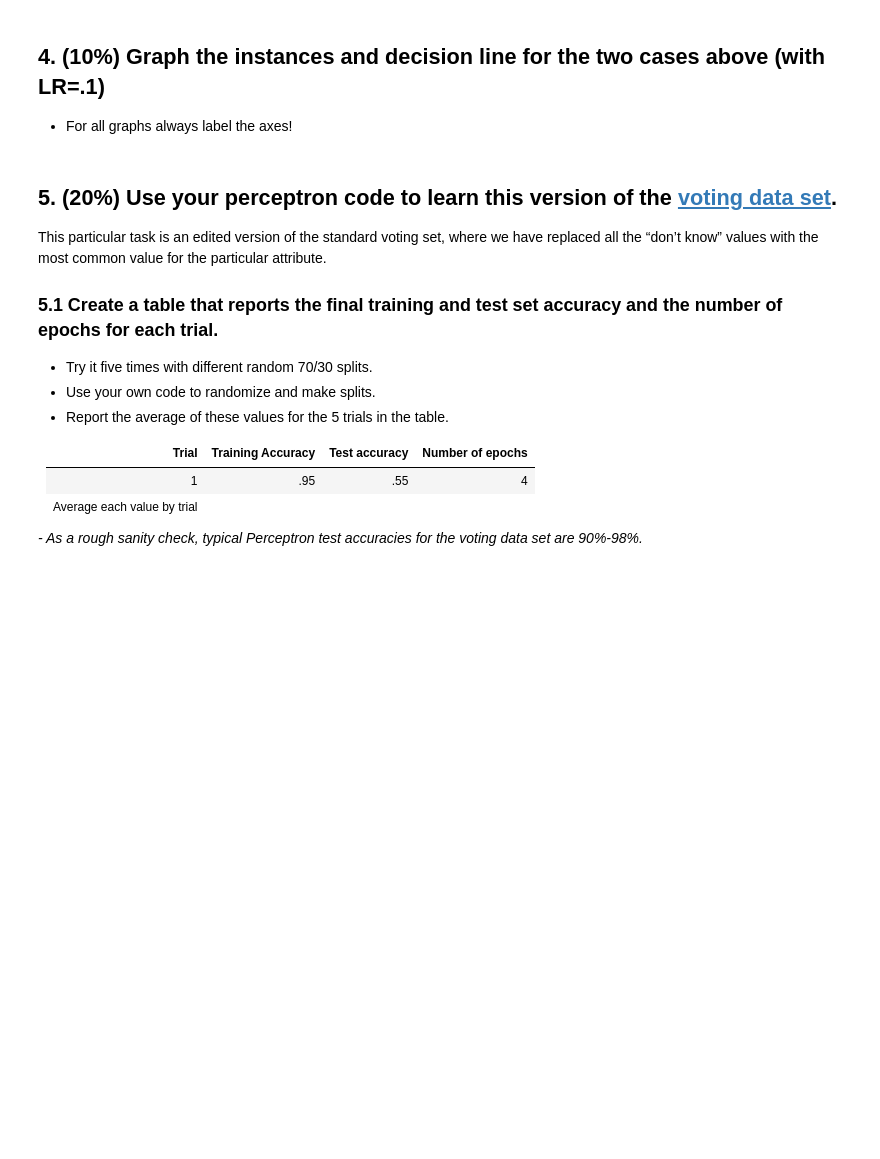
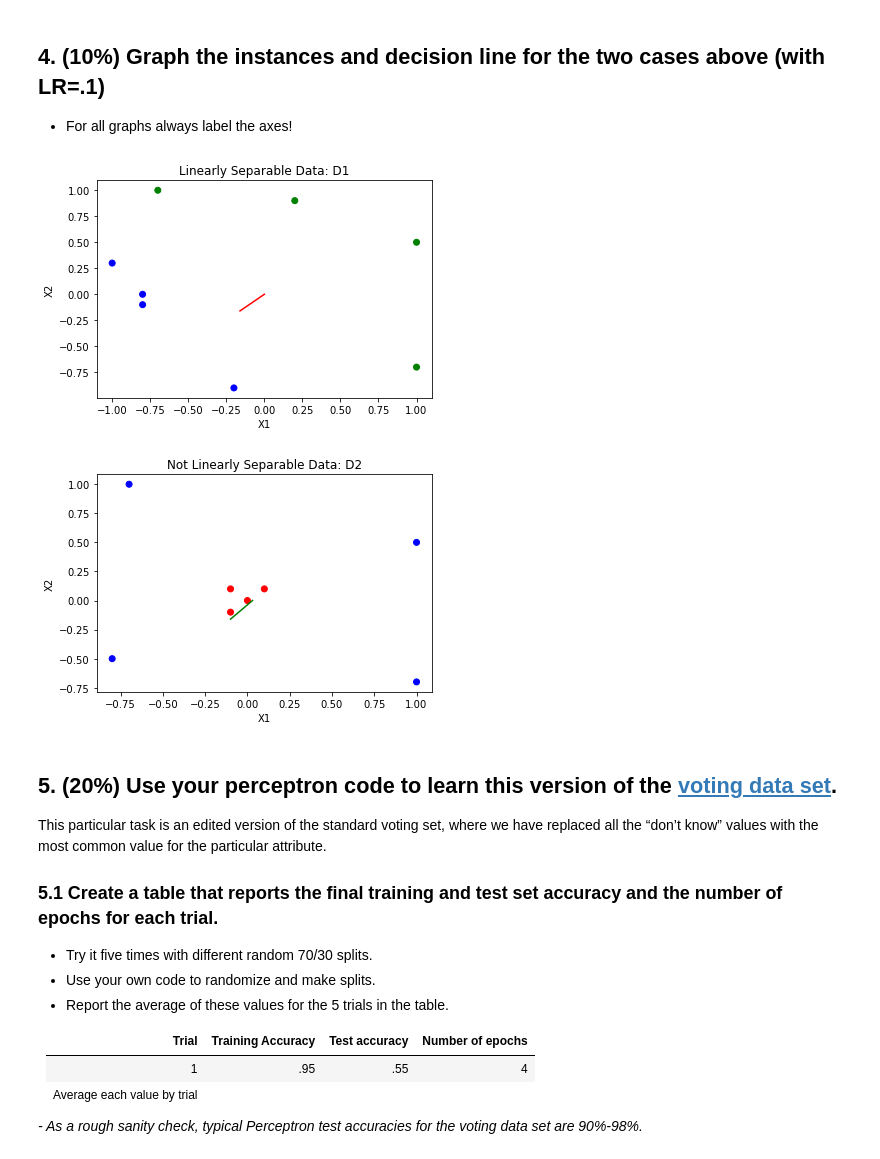
Before and after one commit to jbeatty88/CS472, a Jupyter notebook: lab_1_perceptron.ipynb, the cells around one changed output. Saved outputs shown, nothing was run; the diff lists cells and outputs as text; code cells hidden in the pictures; blank space fills up the shorter version.

```diff
--- a/lab_1_perceptron.ipynb
+++ b/lab_1_perceptron.ipynb
@@ -226,24 +256,24 @@ import pandas as pd
 
 # Dataset 1: Linearly Separable Data
 d1 = [[.2, .9], [-.2, -.9], [-.8, -.1], [-1, .3], [1, .5], [1, -.7], [-.7, 1], [-.8, 0]]
-class_labels = [0, 1, 1, 1, 0, 0, 0, 1]
+class_labels1 = [0, 1, 1, 1, 0, 0, 0, 1]
 colormap = np.array(['g', 'b'])
 df1 = pd.DataFrame(d1, columns=['x1', 'x2'])
 plt.title('Linearly Separable Data')
 plt.xlabel('X1')
 plt.ylabel('X2')
-plt.scatter(df1.x1, df1.x2, c=colormap[class_labels])
+plt.scatter(df1.x1, df1.x2, c=colormap[class_labels1])
 plt.show()
 
 # Dataset 2: Not Linearly Separable Data
 d2 = [[0, 0], [-.1, -.1], [.1, .1], [-.1, .1], [1, .5], [1, -.7], [-.7, 1], [-.8, -.5]]
-class_labels = [1, 1, 1, 1, 0, 0, 0, 0]
+class_labels2 = [1, 1, 1, 1, 0, 0, 0, 0]
 colormap = np.array(['b', 'r'])
 df2 = pd.DataFrame(d2, columns=['x1', 'x2'])
 plt.title('Not Linearly Separable Data')
 plt.xlabel('X1')
 plt.ylabel('X2')
-plt.scatter(df2.x1, df2.x2, c=colormap[class_labels])
+plt.scatter(df2.x1, df2.x2, c=colormap[class_labels2])
 plt.show()
 # %% [output]
 [figure]
@@ -267,3 +352,25 @@ Discuss the effect of learning rate, including how many epochs are completed bef
+# %%
+# Graph decision line
+# Dataset 1: Linearly Separable Data
+colormap = np.array(['g', 'b'])
+plt.title('Linearly Separable Data: D1')
+plt.xlabel('X1')
+plt.ylabel('X2')
+plt.scatter(df1.x1, df1.x2, c=colormap[class_labels1])
+plt.plot([min(p1.get_weights()), max(p1.get_weights())], [min(p1.get_weights()), max(p1.get_weights())], 'k-', color = 'r')
+plt.show()
+
+# Dataset 2: Not Linearly Separable Data
+colormap = np.array(['b', 'r'])
+plt.title('Not Linearly Separable Data: D2')
+plt.xlabel('X1')
+plt.ylabel('X2')
+plt.scatter(df2.x1, df2.x2, c=colormap[class_labels2])
+plt.plot([min(p2.get_weights()), max(p2.get_weights())], [min(p1.get_weights()), max(p1.get_weights())], 'k-', color = 'g')
+plt.show()
+# %% [output]
+[figure, added]
+[figure, added]
 # %% [markdown]
 ## 5. (20%) Use your perceptron code to learn this version of the [voting data set](https://raw.githubusercontent.com/rmorain/CS472-1/master/datasets/perceptron/voting-dataset.arff).
 
```
Also changed, not shown: parts of 10 cells of this notebook.
